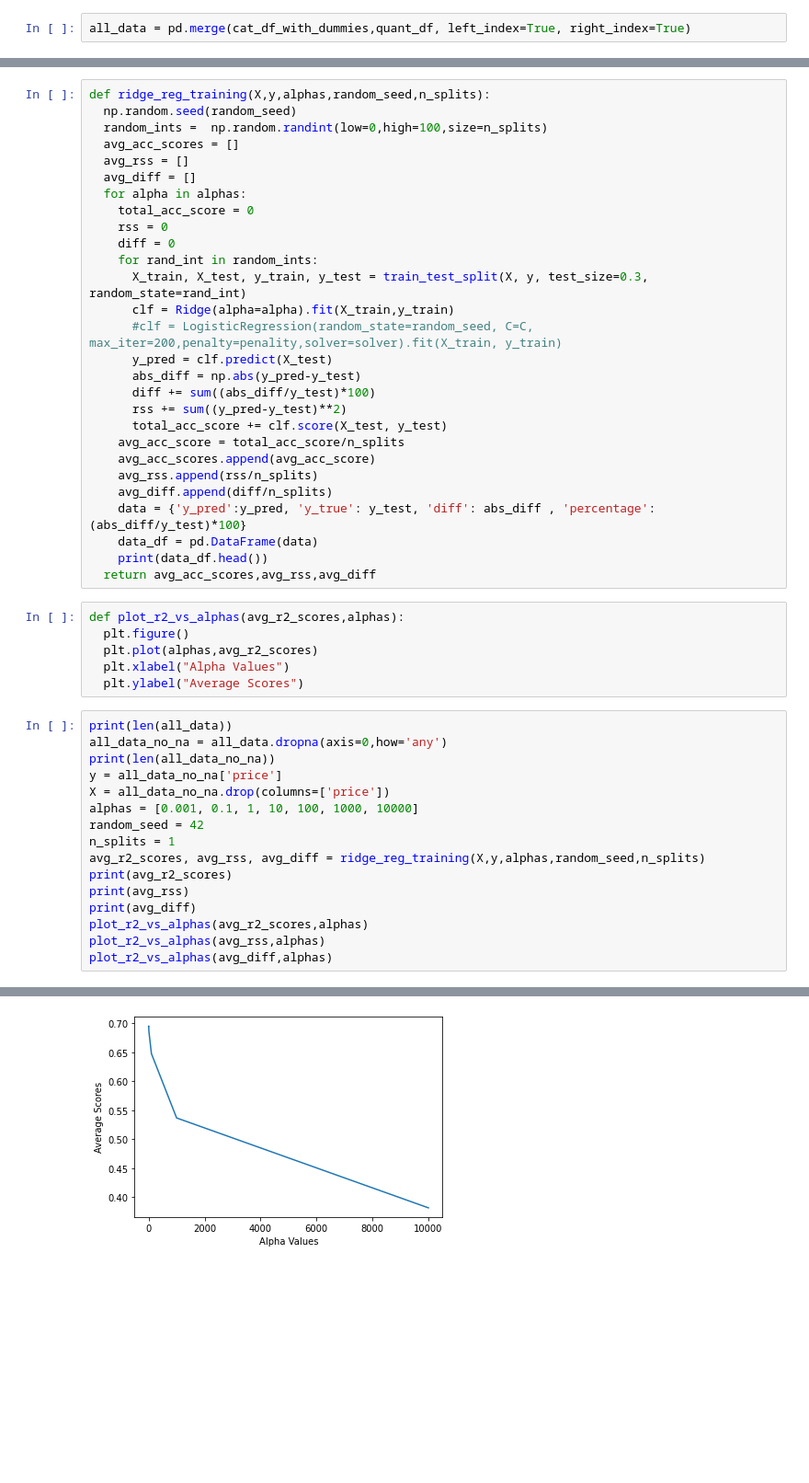
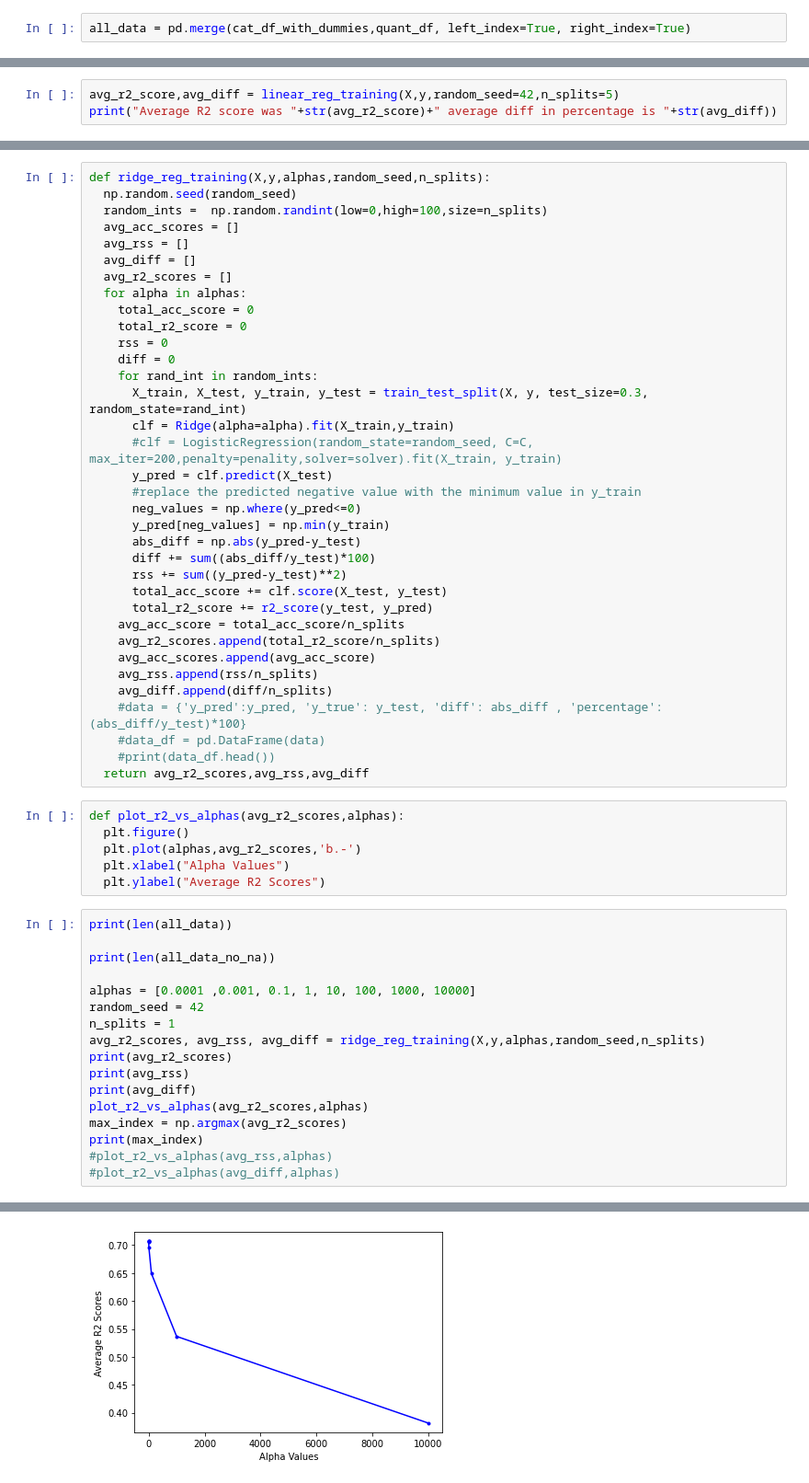
Before and after one commit to mai0elkady/Boston_airbnb_data_analysis, a Jupyter notebook: Boston_airbnb.ipynb, the cells around one changed output, grey strips where cells are left out. Shown at 92% size. Cells and saved outputs as stored; diff of their text form; blank space fills up the shorter version.

Commit message:
feat: added linear regression and fixed an issue with ridge regression

```diff
--- a/Boston_airbnb.ipynb
+++ b/Boston_airbnb.ipynb
@@ -405,0 +462,3 @@ print(d)
+# %%
+avg_r2_score,avg_diff = linear_reg_training(X,y,random_seed=42,n_splits=5)
+print("Average R2 score was "+str(avg_r2_score)+" average diff in percentage is "+str(avg_diff))
@@ -410,8 +476,10 @@ def ridge_reg_training(X,y,alphas,random_seed,n_splits):
   avg_acc_scores = []
   avg_rss = []
   avg_diff = []
+  avg_r2_scores = []
   for alpha in alphas:
     total_acc_score = 0
+    total_r2_score = 0
     rss = 0
     diff = 0
     for rand_int in random_ints:
@@ -419,31 +487,35 @@ def ridge_reg_training(X,y,alphas,random_seed,n_splits):
       clf = Ridge(alpha=alpha).fit(X_train,y_train)
       #clf = LogisticRegression(random_state=random_seed, C=C, max_iter=200,penalty=penality,solver=solver).fit(X_train, y_train)
       y_pred = clf.predict(X_test)
+      #replace the predicted negative value with the minimum value in y_train
+      neg_values = np.where(y_pred<=0)
+      y_pred[neg_values] = np.min(y_train)
       abs_diff = np.abs(y_pred-y_test)
       diff += sum((abs_diff/y_test)*100)
       rss += sum((y_pred-y_test)**2)
       total_acc_score += clf.score(X_test, y_test)
+      total_r2_score += r2_score(y_test, y_pred)
     avg_acc_score = total_acc_score/n_splits
+    avg_r2_scores.append(total_r2_score/n_splits)
     avg_acc_scores.append(avg_acc_score)
     avg_rss.append(rss/n_splits)
     avg_diff.append(diff/n_splits)
-    data = {'y_pred':y_pred, 'y_true': y_test, 'diff': abs_diff , 'percentage': (abs_diff/y_test)*100}
-    data_df = pd.DataFrame(data)
-    print(data_df.head())
-  return avg_acc_scores,avg_rss,avg_diff
+    #data = {'y_pred':y_pred, 'y_true': y_test, 'diff': abs_diff , 'percentage': (abs_diff/y_test)*100}
+    #data_df = pd.DataFrame(data)
+    #print(data_df.head())
+  return avg_r2_scores,avg_rss,avg_diff
 # %%
 def plot_r2_vs_alphas(avg_r2_scores,alphas):
   plt.figure()
-  plt.plot(alphas,avg_r2_scores)
+  plt.plot(alphas,avg_r2_scores,'b.-')
   plt.xlabel("Alpha Values")
-  plt.ylabel("Average Scores")
+  plt.ylabel("Average R2 Scores")
 # %%
 print(len(all_data))
-all_data_no_na = all_data.dropna(axis=0,how='any')
+
 print(len(all_data_no_na))
-y = all_data_no_na['price']
-X = all_data_no_na.drop(columns=['price'])
-alphas = [0.001, 0.1, 1, 10, 100, 1000, 10000]
+
+alphas = [0.0001 ,0.001, 0.1, 1, 10, 100, 1000, 10000]
 random_seed = 42
 n_splits = 1
 avg_r2_scores, avg_rss, avg_diff = ridge_reg_training(X,y,alphas,random_seed,n_splits)
@@ -451,8 +523,10 @@ print(avg_r2_scores)
 print(avg_rss)
 print(avg_diff)
 plot_r2_vs_alphas(avg_r2_scores,alphas)
-plot_r2_vs_alphas(avg_rss,alphas)
-plot_r2_vs_alphas(avg_diff,alphas)
+max_index = np.argmax(avg_r2_scores)
+print(max_index)
+#plot_r2_vs_alphas(avg_rss,alphas)
+#plot_r2_vs_alphas(avg_diff,alphas)
 # %% [output]
 3232
 2314
@@ -482 +537 @@ plot_r2_vs_alphas(avg_diff,alphas)
-[figure, old version]
+[figure, new version]
```
Also changed, not shown: parts of 12 cells of this notebook.
